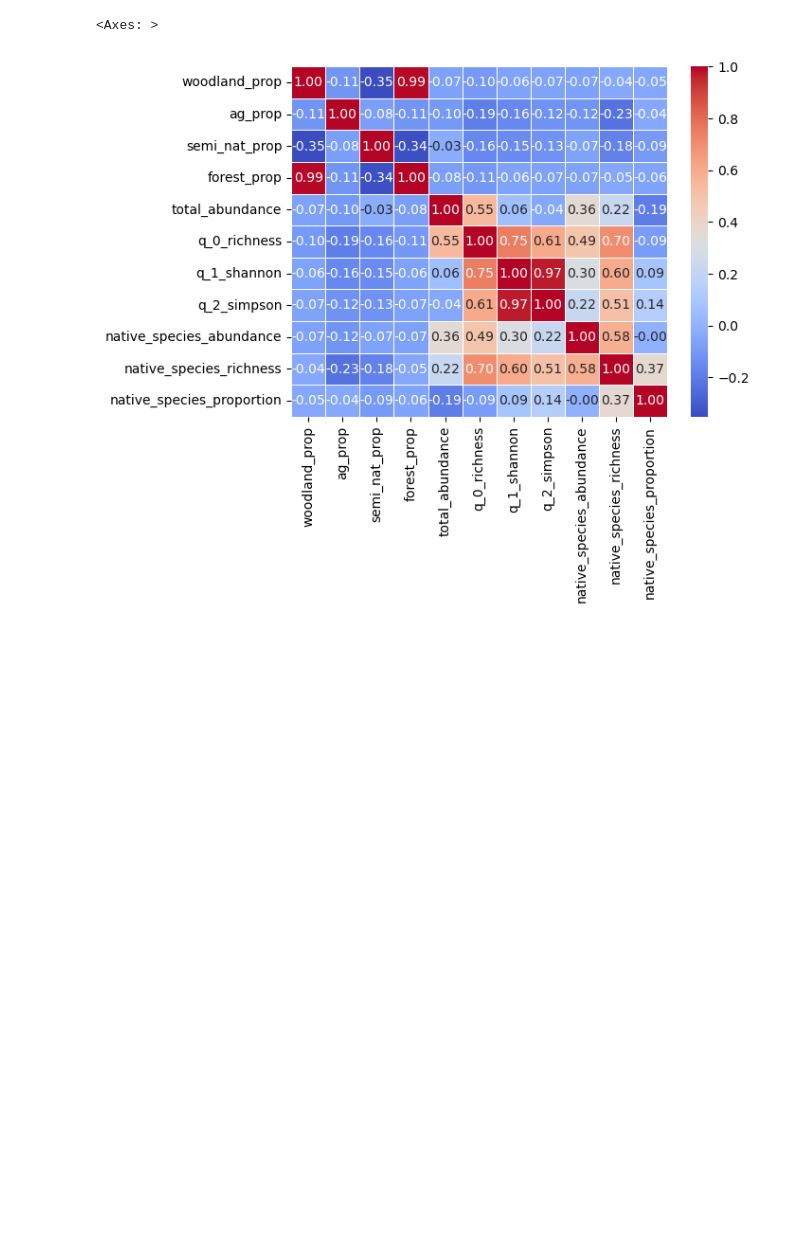
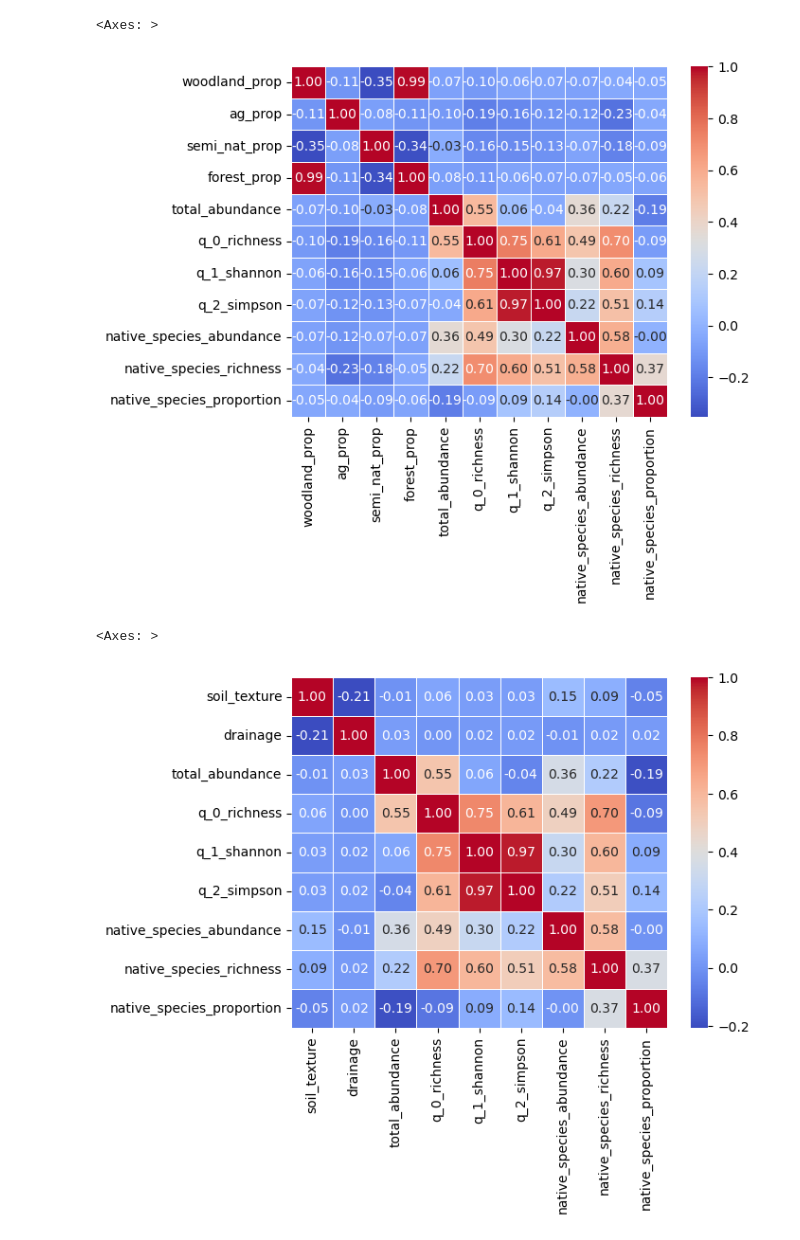
Before and after one commit to chloecho31/cornell, a Jupyter notebook: Dung_Beetle/dung_beetle_landscape.ipynb, the cells around one changed output. Saved outputs shown, nothing was run; the diff lists cells and outputs as text; code cells hidden in the pictures; blank space fills up the shorter version.

Commit message:
dung beetle

```diff
--- a/Dung_Beetle/dung_beetle_landscape.ipynb
+++ b/Dung_Beetle/dung_beetle_landscape.ipynb
@@ -20,6 +20,11 @@ drainage_2022 = pd.read_csv('Soil/drainage_class_2022.csv')
 drainage_2022 = clean_columns(drainage_2022)
 drainage_2024 = pd.read_csv('Soil/drainage_class_2024.csv')
 drainage_2024 = clean_columns(drainage_2024)
+# %%
+texture_2022 = pd.read_csv('Soil/soil_texture_2022.csv')
+texture_2022 = clean_columns(texture_2022)
+texture_2024 = pd.read_csv('Soil/soil_texture_2024.csv')
+texture_2024 = clean_columns(texture_2024)
 # %%
 landscape_2024
 # %% [output]
@@ -165,6 +170,8 @@ dung_beetle_22
 # %%
 dung_beetle_diversity_22 = dung_beetle_diversity_22.merge(landscape_2022, on='farm')
 dung_beetle_diversity_22 = dung_beetle_diversity_22.merge(drainage_2022, on='farm')
+dung_beetle_diversity_22 = dung_beetle_diversity_22.merge(texture_2022, on='farm')
+
 
 dung_beetle_diversity_22['julian_day'] = pd.to_datetime(dung_beetle_diversity_22['date']).dt.dayofyear
 
@@ -186,6 +193,8 @@ dung_beetle_diversity_22['season'] = np.select(conditions, choices)
 # %%
 dung_beetle_diversity_24 = dung_beetle_diversity_24.merge(landscape_2024, on='farm')
 dung_beetle_diversity_24 = dung_beetle_diversity_24.merge(drainage_2024, on='farm')
+dung_beetle_diversity_24 = dung_beetle_diversity_24.merge(texture_2024, on='farm')
+
 
 dung_beetle_diversity_24['julian_day'] = pd.to_datetime(dung_beetle_diversity_24['date']).dt.dayofyear
 
@@ -250,3 +259,13 @@ sns.heatmap(corr_matrix, annot=True, cmap='coolwarm', fmt='.2f', linewidths=0.5)
 # %% [output]
 <Axes: >
 [figure]
+# %%
+selected_columns = ['soil_texture', 'drainage', 'total_abundance', 'q_0_richness', 'q_1_shannon',
+                    'q_2_simpson', 'native_species_abundance', 'native_species_richness',
+                    'native_species_proportion']
+
+corr_matrix = diversity_landscape[selected_columns].corr()
+sns.heatmap(corr_matrix, annot=True, cmap='coolwarm', fmt='.2f', linewidths=0.5)
+# %% [output]
+<Axes: >
+[figure, added]
```
Also changed, not shown: parts of 2 cells of this notebook, 15 other files.
